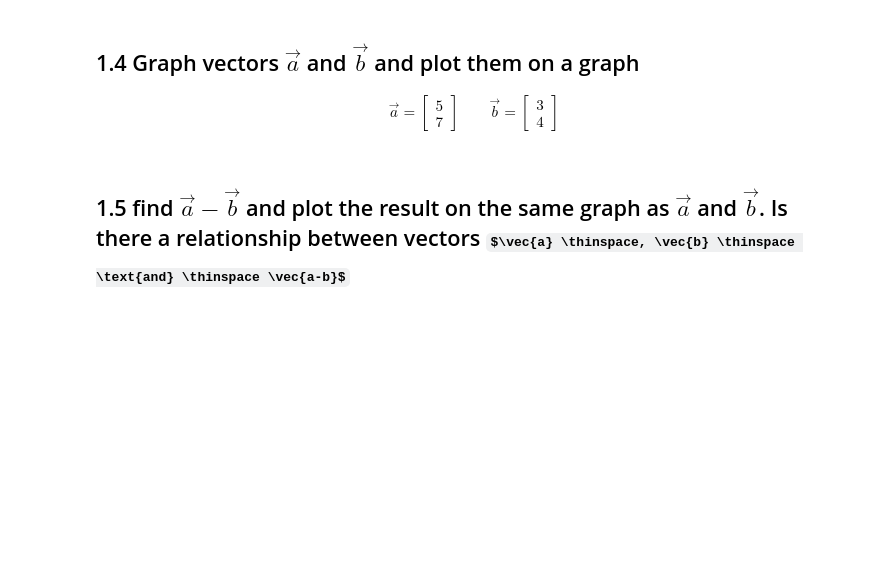
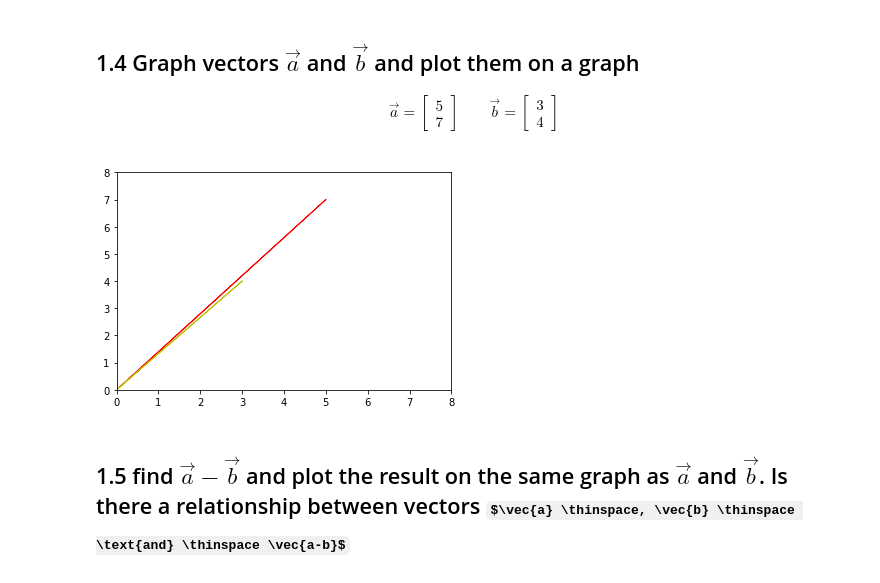
Before and after one commit to alifarah94/DS-Unit-1-Sprint-3-Linear-Algebra, a Jupyter notebook: Week_3_Day_1_DS_131_Vectors_and_Matrices_Assignment.ipynb, the cells around one changed output. Saved outputs shown, nothing was run; the diff lists cells and outputs as text; code cells hidden in the pictures; some formulas as TeX source; blank space fills up the shorter version.

```diff
--- a/Week_3_Day_1_DS_131_Vectors_and_Matrices_Assignment.ipynb
+++ b/Week_3_Day_1_DS_131_Vectors_and_Matrices_Assignment.ipynb
@@ -25,5 +82,16 @@ print(pi)
 \qquad
 \vec{b} = \begin{bmatrix} 3 \\4 \end{bmatrix}
 \end{align}
+# %%
+a = np.array([[5],[7]])
+b = np.array([[3],[4]])
+
+plt.arrow(0,0,a[0][0],a[1][0],head_width=0.01,head_length=0.01,color='r')
+plt.arrow(0,0,b[0][0],b[1][0],head_width=0.01,head_length=0.01,color='y')
+plt.xlim([0, 8])
+plt.ylim([0, 8])
+plt.show()
+# %% [output]
+[figure, added]
 # %% [markdown]
 ## 1.5 find $\vec{a} - \vec{b}$ and plot the result on the same graph as $\vec{a}$ and $\vec{b}$. Is there a relationship between vectors $\vec{a} \thinspace, \vec{b} \thinspace \text{and} \thinspace \vec{a-b}$
```
Also changed, not shown: parts of 22 cells of this notebook.
